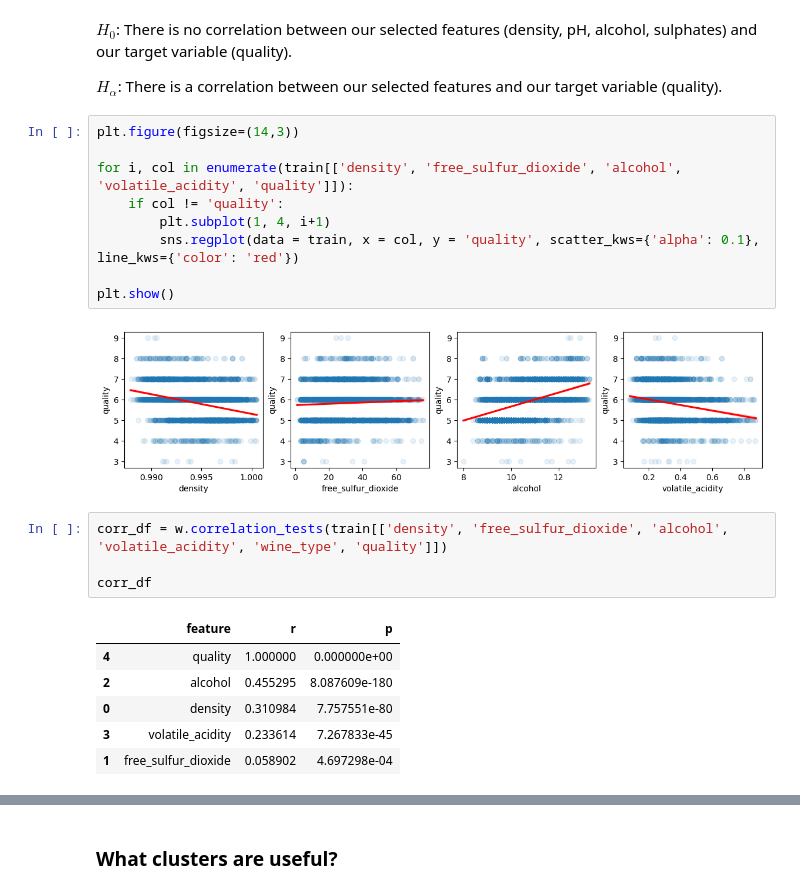
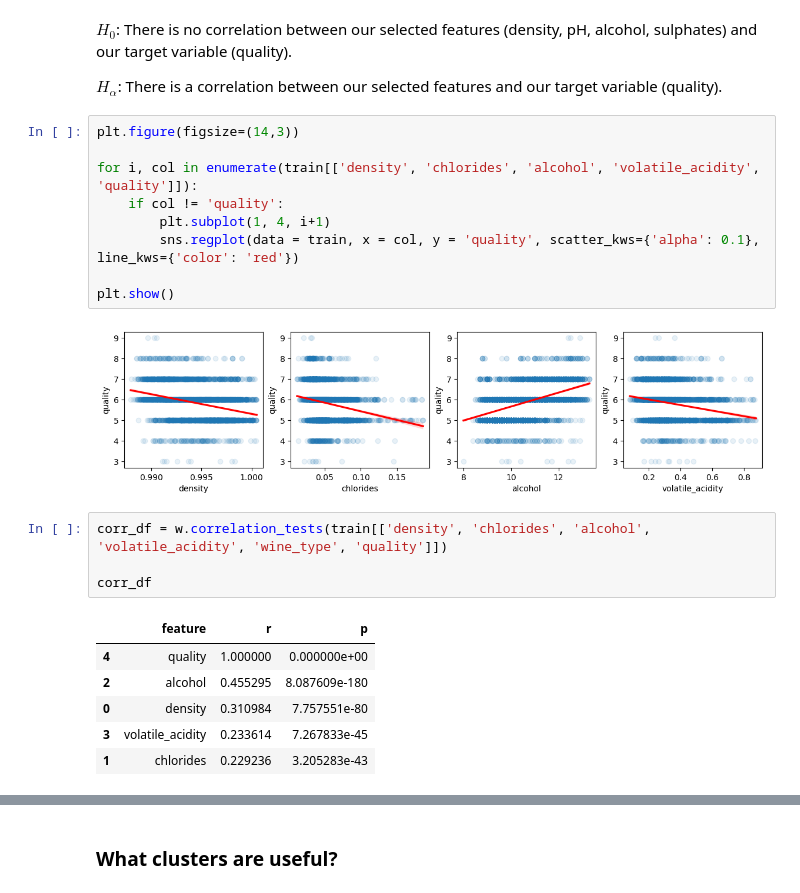
Before and after one commit to pagelwine/wine_project, a Jupyter notebook: final-project.ipynb, the cells around one changed output, grey strips where cells are left out. Drawn from its saved outputs; the diff is of its cells as text.

```diff
--- a/final-project.ipynb
+++ b/final-project.ipynb
@@ -123,16 +123,16 @@ $H_\alpha$: There is a correlation between our selected features and our target
 # %%
 plt.figure(figsize=(14,3))
 
-for i, col in enumerate(train[['density', 'free_sulfur_dioxide', 'alcohol', 'volatile_acidity', 'quality']]):
+for i, col in enumerate(train[['density', 'chlorides', 'alcohol', 'volatile_acidity', 'quality']]):
     if col != 'quality':
         plt.subplot(1, 4, i+1)
         sns.regplot(data = train, x = col, y = 'quality', scatter_kws={'alpha': 0.1}, line_kws={'color': 'red'})
 
 plt.show()
 # %% [output]
-[figure, old version]
+[figure, new version]
 # %%
-corr_df = w.correlation_tests(train[['density', 'free_sulfur_dioxide', 'alcohol', 'volatile_acidity', 'wine_type', 'quality']])
+corr_df = w.correlation_tests(train[['density', 'chlorides', 'alcohol', 'volatile_acidity', 'wine_type', 'quality']])
 
 corr_df
 # %% [output]
@@ -141,5 +141,5 @@ corr_df
 | 2 | alcohol | 0.455295 | 8.087609e-180 |
 | 0 | density | 0.310984 | 7.757551e-80 |
 | 3 | volatile_acidity | 0.233614 | 7.267833e-45 |
-| 1 | free_sulfur_dioxide | 0.058902 | 4.697298e-04 |
+| 1 | chlorides | 0.229236 | 3.205283e-43 |
 # %% [markdown]
```
Also changed, not shown: parts of 30 cells of this notebook.
